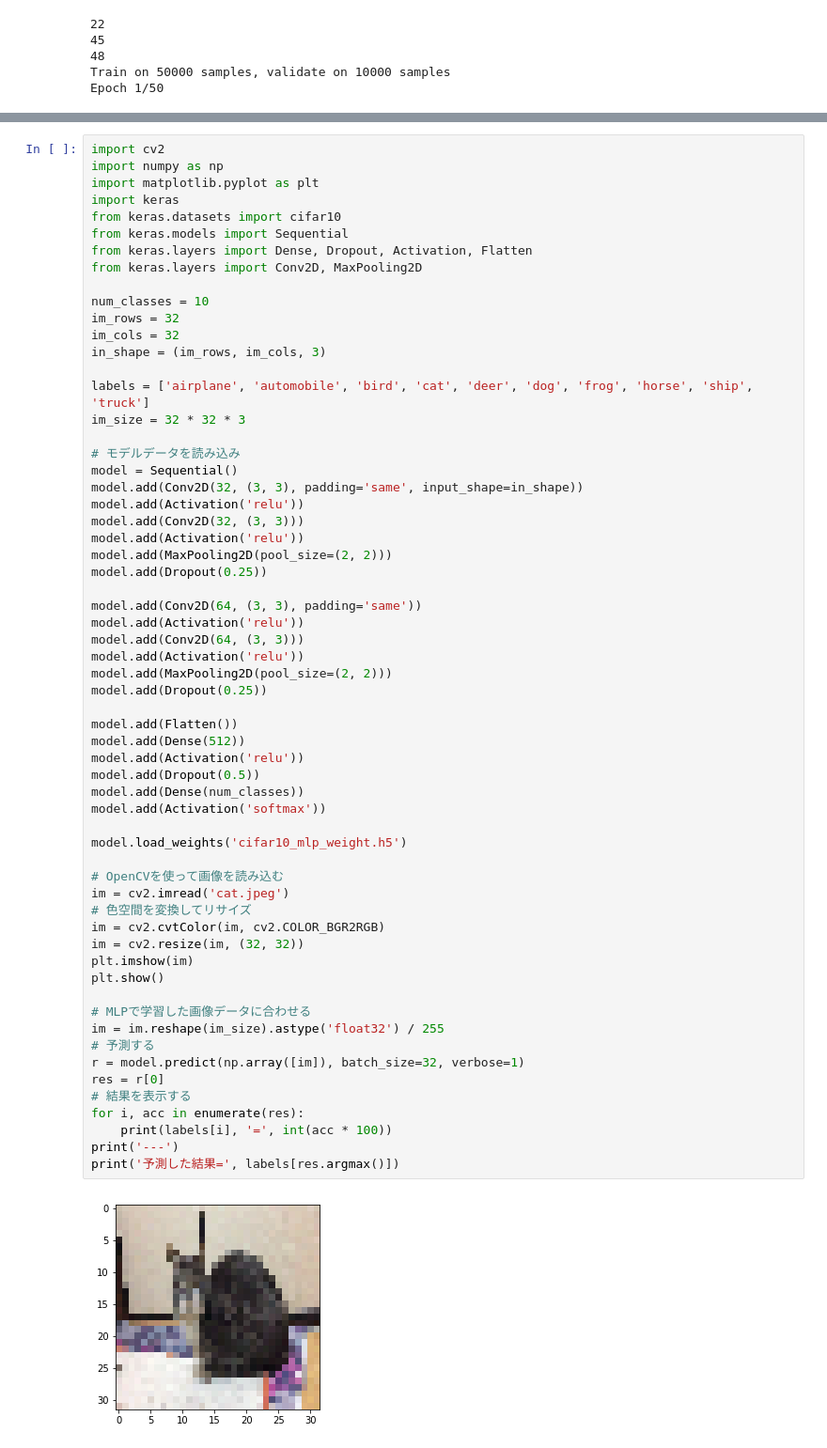
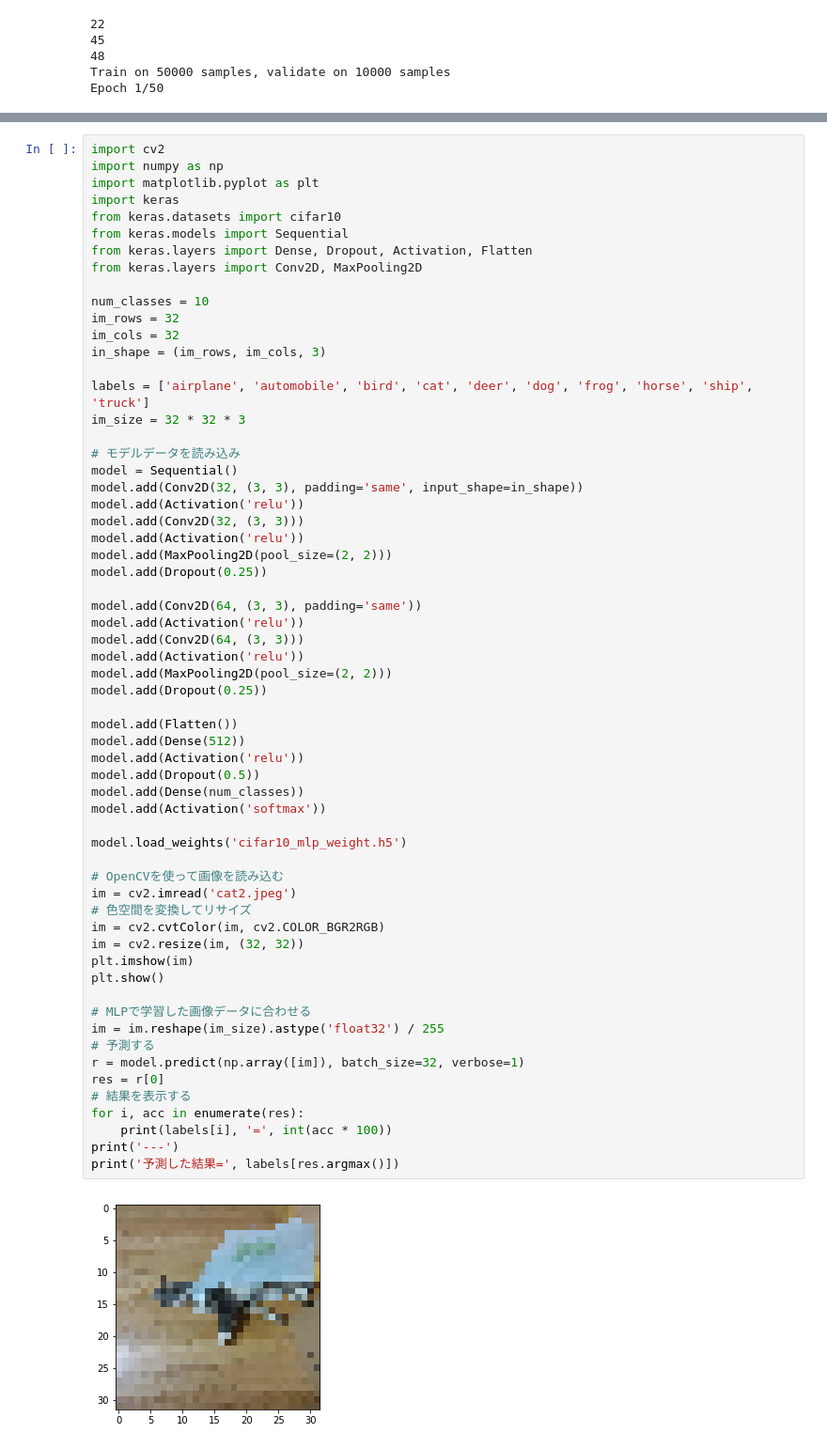
Before and after one commit to iariro/CatDetect, a Jupyter notebook: keras/cifar10-cnn.ipynb, the cells around one changed output, grey strips where cells are left out. Shown at 94% size. Drawn from its saved outputs; the diff is of its cells as text.

```diff
--- a/keras/cifar10-cnn.ipynb
+++ b/keras/cifar10-cnn.ipynb
@@ -129,33 +129,33 @@ model.add(Activation('relu'))
 model.add(MaxPooling2D(pool_size=(2, 2)))
 model.add(Dropout(0.25))
 
 model.add(Flatten())
 model.add(Dense(512))
 model.add(Activation('relu'))
 model.add(Dropout(0.5))
 model.add(Dense(num_classes))
 model.add(Activation('softmax'))
 
 model.load_weights('cifar10_mlp_weight.h5')
 
 # OpenCVを使って画像を読み込む
-im = cv2.imread('cat.jpeg')
+im = cv2.imread('cat2.jpeg')
 # 色空間を変換してリサイズ
 im = cv2.cvtColor(im, cv2.COLOR_BGR2RGB)
 im = cv2.resize(im, (32, 32))
 plt.imshow(im)
 plt.show()
 
 # MLPで学習した画像データに合わせる
 im = im.reshape(im_size).astype('float32') / 255
 # 予測する
 r = model.predict(np.array([im]), batch_size=32, verbose=1)
 res = r[0]
 # 結果を表示する
 for i, acc in enumerate(res):
     print(labels[i], '=', int(acc * 100))
 print('---')
 print('予測した結果=', labels[res.argmax()])
 # %% [output]
-[figure, old version]
+[figure, new version]
 ValueError: Error when checking input: expected conv2d_13_input to have 4 dimensions, but got array with shape (1, 3072)
```
Also changed, not shown: parts of 1 cell of this notebook.
